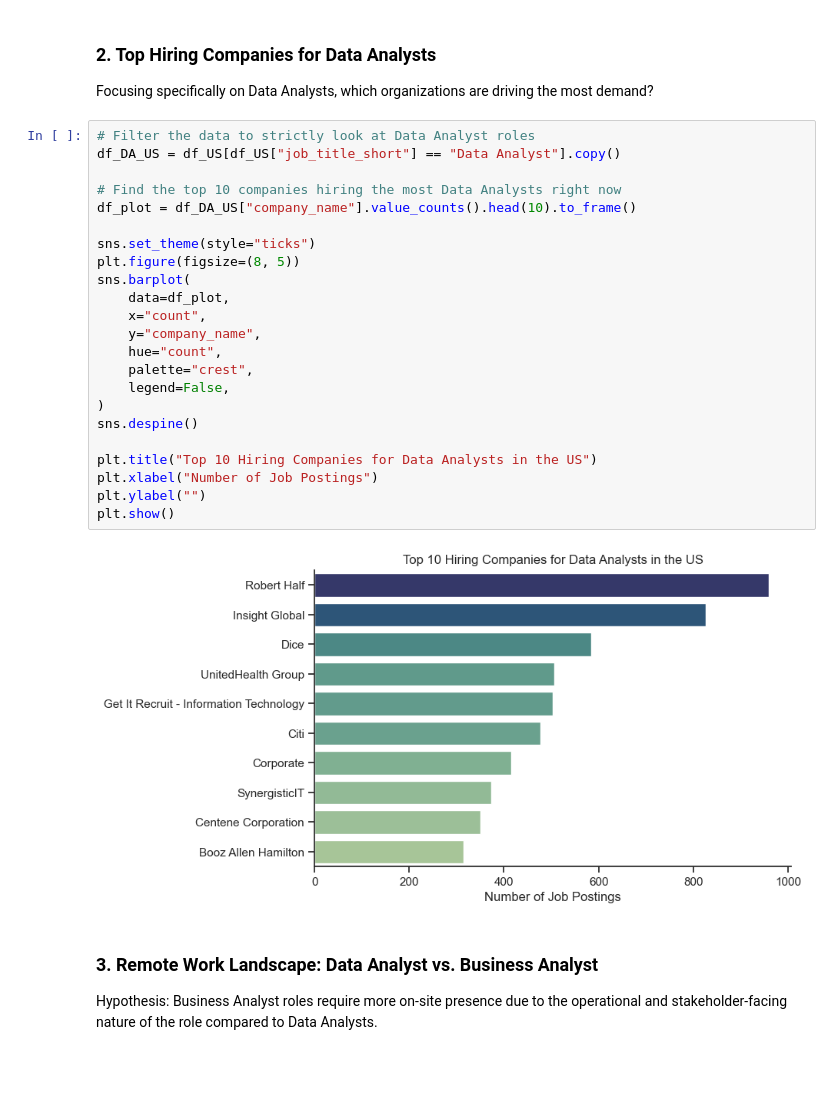
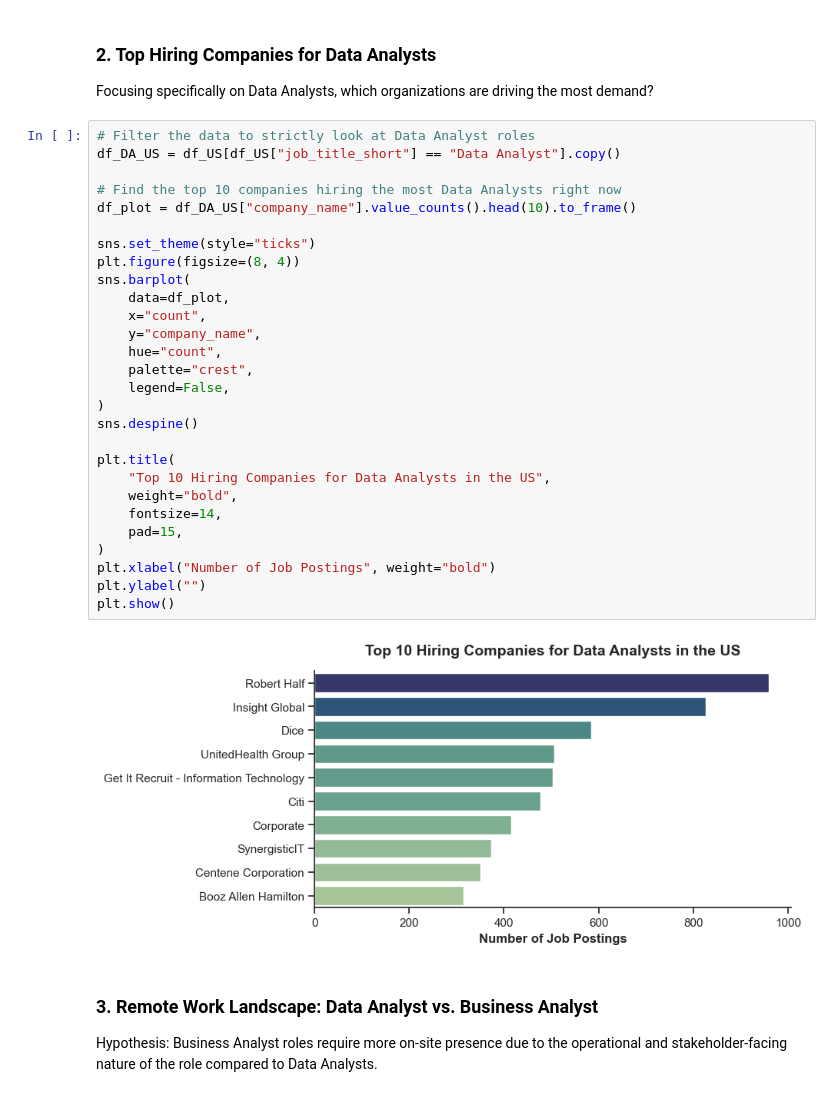
Before and after one commit to AnshulSilhare/us-data-jobs-analysis, a Jupyter notebook: notebooks/1_EDA_Intro.ipynb, the cells around one changed output. Saved outputs shown, nothing was run; the diff lists cells and outputs as text; blank space fills up the shorter version.

```diff
--- a/notebooks/1_EDA_Intro.ipynb
+++ b/notebooks/1_EDA_Intro.ipynb
@@ -74,28 +77,33 @@ Focusing specifically on Data Analysts, which organizations are driving the most
 # %%
 # Filter the data to strictly look at Data Analyst roles
 df_DA_US = df_US[df_US["job_title_short"] == "Data Analyst"].copy()
 
 # Find the top 10 companies hiring the most Data Analysts right now
 df_plot = df_DA_US["company_name"].value_counts().head(10).to_frame()
 
 sns.set_theme(style="ticks")
-plt.figure(figsize=(8, 5))
+plt.figure(figsize=(8, 4))
 sns.barplot(
     data=df_plot,
     x="count",
     y="company_name",
     hue="count",
     palette="crest",
     legend=False,
 )
 sns.despine()
 
-plt.title("Top 10 Hiring Companies for Data Analysts in the US")
-plt.xlabel("Number of Job Postings")
+plt.title(
+    "Top 10 Hiring Companies for Data Analysts in the US",
+    weight="bold",
+    fontsize=14,
+    pad=15,
+)
+plt.xlabel("Number of Job Postings", weight="bold")
 plt.ylabel("")
 plt.show()
 # %% [output]
-[figure, old version]
+[figure, new version]
 # %% [markdown]
 ### 3. Remote Work Landscape: Data Analyst vs. Business Analyst
 
```
Also changed, not shown: parts of 5 cells of this notebook, 3 other files.
